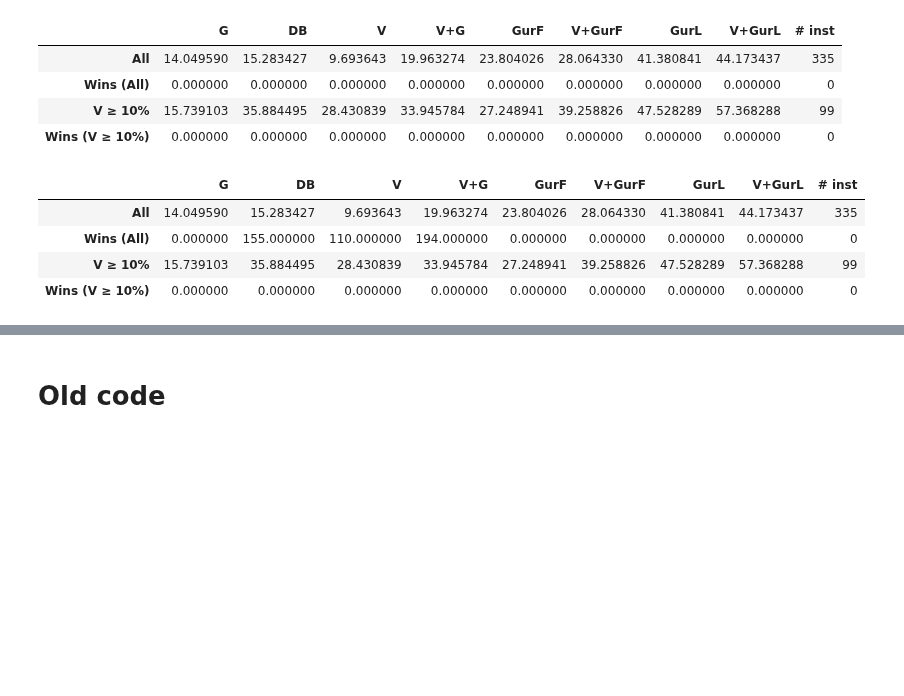
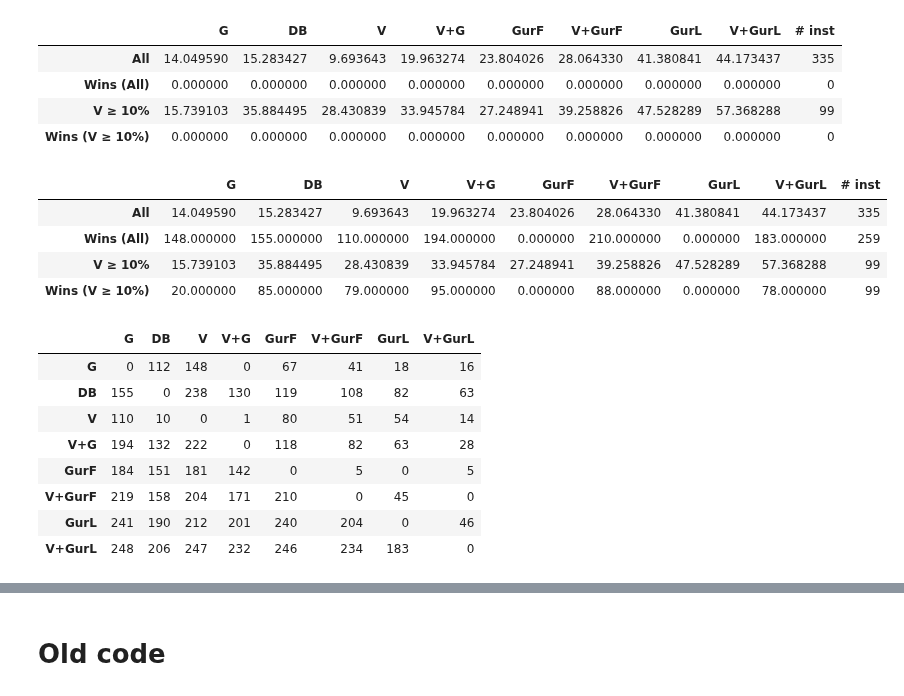
Before and after one commit to akazachk/vpc, a Jupyter notebook: plots/plots.ipynb, the cells around one changed output, grey strips where cells are left out. Saved outputs shown, nothing was run; the diff lists cells and outputs as text; code cells hidden in the pictures; blank space fills up the shorter version.

Commit message:
Added wins table

```diff
--- a/plots/plots.ipynb
+++ b/plots/plots.ipynb
@@ -628,33 +628,88 @@ display(avg_df)
 # %%
 ## Create num wins df
 # x wins over y for an instance if x > y + EPS
-# "DB", "V", "V+G": wins are relative to "G"
+shortcols = avg_df.columns[0:-1]
+wins_df = pd.DataFrame(
+    np.zeros((len(shortcols), len(shortcols)), dtype=int),
+    columns = shortcols,
+    index = shortcols,
+    dtype = int,
+)
 
-# "V+GurF" and "V+GurL" are wins relative to "GurF" and "GurL"
+from itertools import permutations
+for (ind1, ind2) in permutations(range(len(shortcols)), 2):
+    wins_df.at[shortcols[ind1],shortcols[ind2]] = int(sum(best_df[cols[ind1]] > best_df[cols[ind2]] + EPS))
+    wins_df.at[shortcols[ind2],shortcols[ind1]] = int(sum(best_df[cols[ind2]] > best_df[cols[ind1]] + EPS))
 
+# Sets we are considering
 all_set = 'Wins (All)'
 good_vpc_set = 'Wins (V ≥ 10%)'
 
+# "G" are wins relative to "V"
+refcol = 'VPC % GAP CLOSED'
+shortrefcol = 'V'
+col = 'GMIC % GAP CLOSED'
+shortcol = 'G'
+avg_df.at[all_set,shortcol] = wins_df.at[shortcol,shortrefcol]
+avg_df.at[good_vpc_set,shortcol] = sum(good_vpc_df[col] > good_vpc_df[refcol] + EPS)
+
+# "DB", "V", "V+G": wins are relative to "G"
 refcol = 'GMIC % GAP CLOSED'
+shortrefcol = 'G'
 col = 'BEST DISJ % GAP CLOSED'
 shortcol = 'DB'
-avg_df.at[all_set,shortcol] = sum(best_df[col] > best_df[refcol] + EPS)
-avg_df.at[good_vpc_set,shortcol] = sum(good_vpc_df[col] > best_df[refcol] + EPS)
+avg_df.at[all_set,shortcol] = wins_df.at[shortcol,shortrefcol]
+avg_df.at[good_vpc_set,shortcol] = sum(good_vpc_df[col] > good_vpc_df[refcol] + EPS)
 
 col = 'VPC % GAP CLOSED'
 shortcol = 'V'
-avg_df.at[all_set,shortcol] = sum(best_df[col] > best_df[refcol] + EPS)
-avg_df.at[good_vpc_set,shortcol] = sum(good_vpc_df[col] > best_df[refcol] + EPS)
+avg_df.at[all_set,shortcol] = wins_df.at[shortcol,shortrefcol]
+avg_df.at[good_vpc_set,shortcol] = sum(good_vpc_df[col] > good_vpc_df[refcol] + EPS)
 
 col = 'VPC+GMIC % GAP CLOSED'
 shortcol = 'V+G'
-avg_df.at[all_set,shortcol] = sum(best_df[col] > best_df[refcol] + EPS)
-avg_df.at[good_vpc_set,shortcol] = sum(good_vpc_df[col] > best_df[refcol] + EPS)
+avg_df.at[all_set,shortcol] = wins_df.at[shortcol,shortrefcol]
+avg_df.at[good_vpc_set,shortcol] = sum(good_vpc_df[col] > good_vpc_df[refcol] + EPS)
 
-avg_df
+# "V+GurF" are wins relative to "GurF"
+refcol = 'GurF'
+shortrefcol = refcol
+col = 'V+GurF'
+shortcol = col
+avg_df.at[all_set,shortcol] = wins_df.at[shortcol,shortrefcol]
+avg_df.at[good_vpc_set,shortcol] = sum(good_vpc_df[col] > good_vpc_df[refcol] + EPS)
+
+# "V+GurL" are wins relative to "GurL"
+refcol = 'GurL'
+shortrefcol = refcol
+col = 'V+GurL'
+shortcol = col
+wins_df.at[shortcol,shortrefcol] = int(sum(best_df[col] > best_df[refcol] + EPS))
+wins_df.at[shortrefcol,shortcol] = int(sum(best_df[refcol] > best_df[col] + EPS))
+avg_df.at[all_set,shortcol] = wins_df.at[shortcol,shortrefcol]
+avg_df.at[good_vpc_set,shortcol] = sum(good_vpc_df[col] > good_vpc_df[refcol] + EPS)
+
+# Count number of instances that have V+G > 0
+col = 'VPC+GMIC % GAP CLOSED'
+#col = 'V+GurL'
+shortcol = '# inst'
+avg_df.at[all_set,shortcol] = sum(best_df[col] > EPS)
+avg_df.at[good_vpc_set,shortcol] = sum(good_vpc_df[col] > EPS)
+
+display(avg_df)
+display(wins_df)
 # %% [output]
 |  | G | DB | V | V+G | GurF | V+GurF | GurL | V+GurL | # inst |
 | All | 14.049590 | 15.283427 | 9.693643 | 19.963274 | 23.804026 | 28.064330 | 41.380841 | 44.173437 | 335 |
-| Wins (All) | 0.000000 | 155.000000 | 110.000000 | 194.000000 | 0.000000 | 0.000000 | 0.000000 | 0.000000 | 0 |
+| Wins (All) | 148.000000 | 155.000000 | 110.000000 | 194.000000 | 0.000000 | 210.000000 | 0.000000 | 183.000000 | 259 |
 | V ≥ 10% | 15.739103 | 35.884495 | 28.430839 | 33.945784 | 27.248941 | 39.258826 | 47.528289 | 57.368288 | 99 |
-| Wins (V ≥ 10%) | 0.000000 | 0.000000 | 0.000000 | 0.000000 | 0.000000 | 0.000000 | 0.000000 | 0.000000 | 0 |
+| Wins (V ≥ 10%) | 20.000000 | 85.000000 | 79.000000 | 95.000000 | 0.000000 | 88.000000 | 0.000000 | 78.000000 | 99 |
+|  | G | DB | V | V+G | GurF | V+GurF | GurL | V+GurL |
+| G | 0 | 112 | 148 | 0 | 67 | 41 | 18 | 16 |
+| DB | 155 | 0 | 238 | 130 | 119 | 108 | 82 | 63 |
+| V | 110 | 10 | 0 | 1 | 80 | 51 | 54 | 14 |
+| V+G | 194 | 132 | 222 | 0 | 118 | 82 | 63 | 28 |
+| GurF | 184 | 151 | 181 | 142 | 0 | 5 | 0 | 5 |
+| V+GurF | 219 | 158 | 204 | 171 | 210 | 0 | 45 | 0 |
+| GurL | 241 | 190 | 212 | 201 | 240 | 204 | 0 | 46 |
+| V+GurL | 248 | 206 | 247 | 232 | 246 | 234 | 183 | 0 |
```
Also changed, not shown: parts of 2 cells of this notebook.
